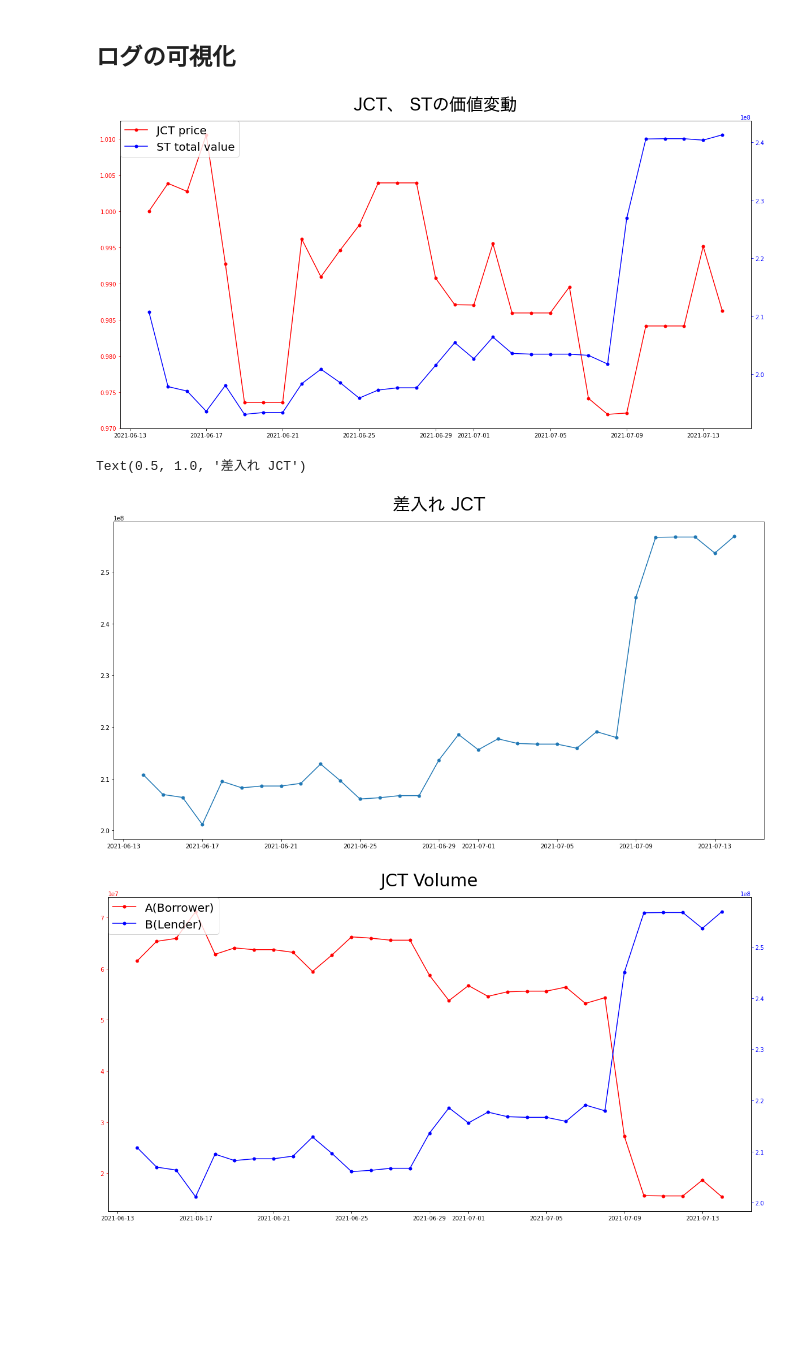
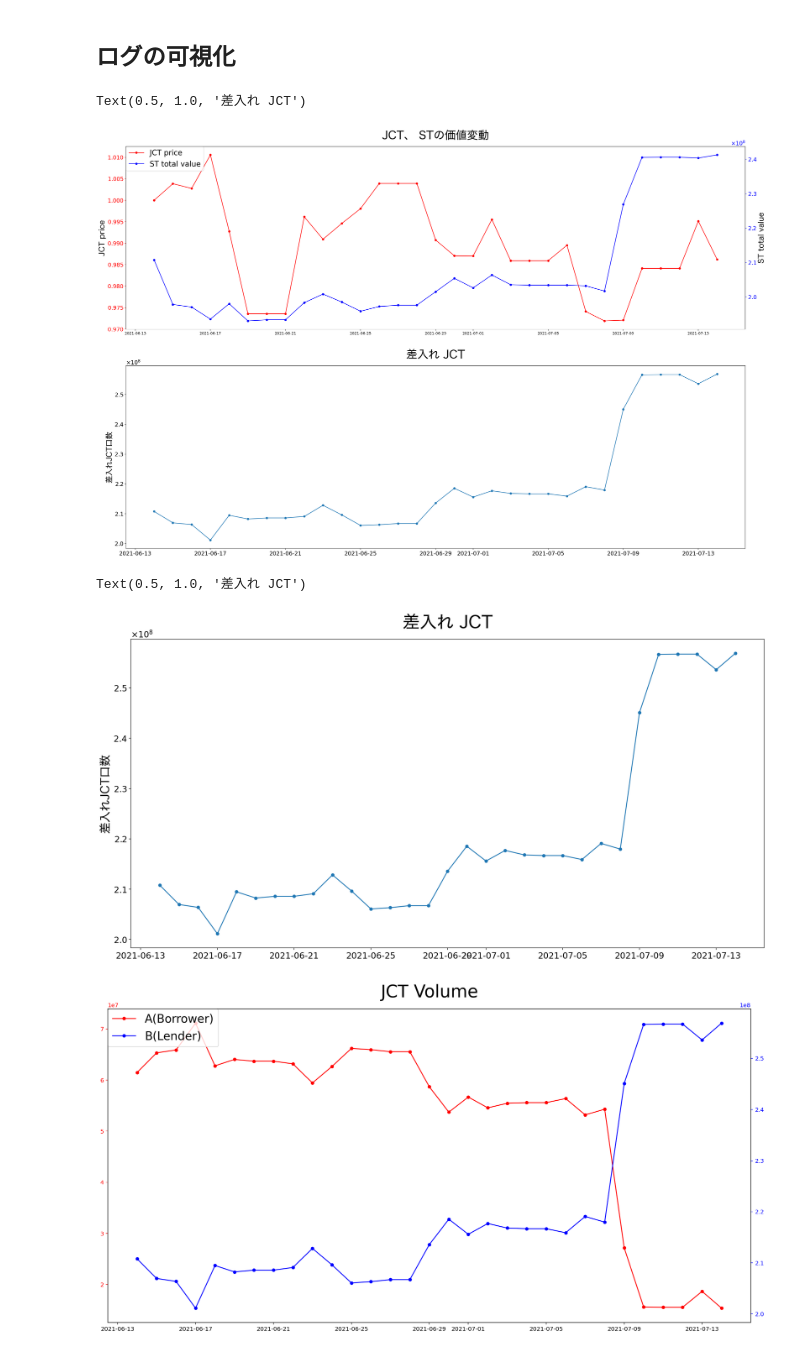
Before and after one commit to maru919/BC-experiment-simulator, a Jupyter notebook: sandbox/simulate_VariableLocalTransaction.ipynb, the cells around one changed output. Saved outputs shown, nothing was run; the diff lists cells and outputs as text; code cells hidden in the pictures; blank space fills up the shorter version.

```diff
--- a/sandbox/simulate_VariableLocalTransaction.ipynb
+++ b/sandbox/simulate_VariableLocalTransaction.ipynb
@@ -108,25 +112,49 @@ jct_diff_num_list = [log['jct_difference'] for log in logs]
 # %%
-fig, ax1 = plt.subplots(figsize=(20,10))
-ax2 = ax1.twinx()
+fig = plt.figure(figsize=(30,20))
+# fig, ax1 = plt.subplots(figsize=(20,10))
+ax1 = fig.add_subplot(2, 1, 1)
+ax2 = fig.add_subplot(2, 1, 2)
+ax1_2 = ax1.twinx()
 
 plt.title('JCT、 STの価値変動', fontsize=30, pad=20, fontname="Hiragino Sans")
 ax1.plot(date_list, jct_price_list, marker='o', markersize=5, color='red', label='JCT price')
-ax2.plot(date_list, st_total_value_list, marker='o', markersize=5, color='blue', label='ST total value')
+ax1.set_ylabel('JCT price', fontsize=20, fontname="Hiragino Sans")
+ax1.yaxis.set_major_formatter(ScalarFormatter(useMathText=True))
+ax1_2.plot(date_list, st_total_value_list, marker='o', markersize=5, color='blue', label='ST total value')
+ax1_2.set_ylabel('ST total value', fontsize=20, fontname="Hiragino Sans")
+ax1_2.yaxis.set_major_formatter(ScalarFormatter(useMathText=True))
 handler1, label1 = ax1.get_legend_handles_labels()
-handler2, label2 = ax2.get_legend_handles_labels()
+handler2, label2 = ax1_2.get_legend_handles_labels()
 
 ax1.legend(handler1 + handler2, label1 + label2, loc=2, borderaxespad=0., fontsize=20)
-ax1.tick_params(axis='y', colors='red')
-ax2.tick_params(axis='y', colors='blue')
+ax1.tick_params(axis='y', colors='red', labelsize=15)
+ax1.yaxis.offsetText.set_fontsize(15)
+ax1.xaxis.offsetText.set_fontsize(15)
+ax1_2.xaxis.offsetText.set_fontsize(15)
+ax1_2.tick_params(axis='y', colors='blue', labelsize=15)
+ax1_2.yaxis.offsetText.set_fontsize(15)
+
+ax2.plot(date_list, lender_jct_num_list, marker='o', markersize=5)
+ax2.set_ylabel('差入れJCT口数', fontsize=20, fontname="Hiragino Sans")
+ax2.yaxis.set_major_formatter(ScalarFormatter(useMathText=True))
+ax2.tick_params(labelsize=15)
+ax2.yaxis.offsetText.set_fontsize(15)
+ax2.set_title('差入れ JCT', fontsize=30, pad=20, fontname="Hiragino Sans")
 # %% [output]
+Text(0.5, 1.0, '差入れ JCT')
-[figure, old version]
+[figure, new version]
 # %%
-plt.figure(figsize=(20,10))
-plt.plot(date_list, lender_jct_num_list, marker='o', markersize=5)
-plt.title('差入れ JCT', fontsize=30, pad=20, fontname="Hiragino Sans")
+fig, ax = plt.subplots(figsize=(20,10))
+
+ax.plot(date_list, lender_jct_num_list, marker='o', markersize=5)
+ax.set_ylabel('差入れJCT口数', fontsize=20, fontname="Hiragino Sans")
+ax.yaxis.set_major_formatter(ScalarFormatter(useMathText=True))
+ax.tick_params(labelsize=15)
+ax.yaxis.offsetText.set_fontsize(15)
+ax.set_title('差入れ JCT', fontsize=30, pad=20, fontname="Hiragino Sans")
 # %% [output]
 Text(0.5, 1.0, '差入れ JCT')
-[figure, old version]
+[figure, new version]
 # %%
 fig, ax1 = plt.subplots(figsize=(20,10))
 ax2 = ax1.twinx()
```
Also changed, not shown: parts of 4 cells of this notebook.
